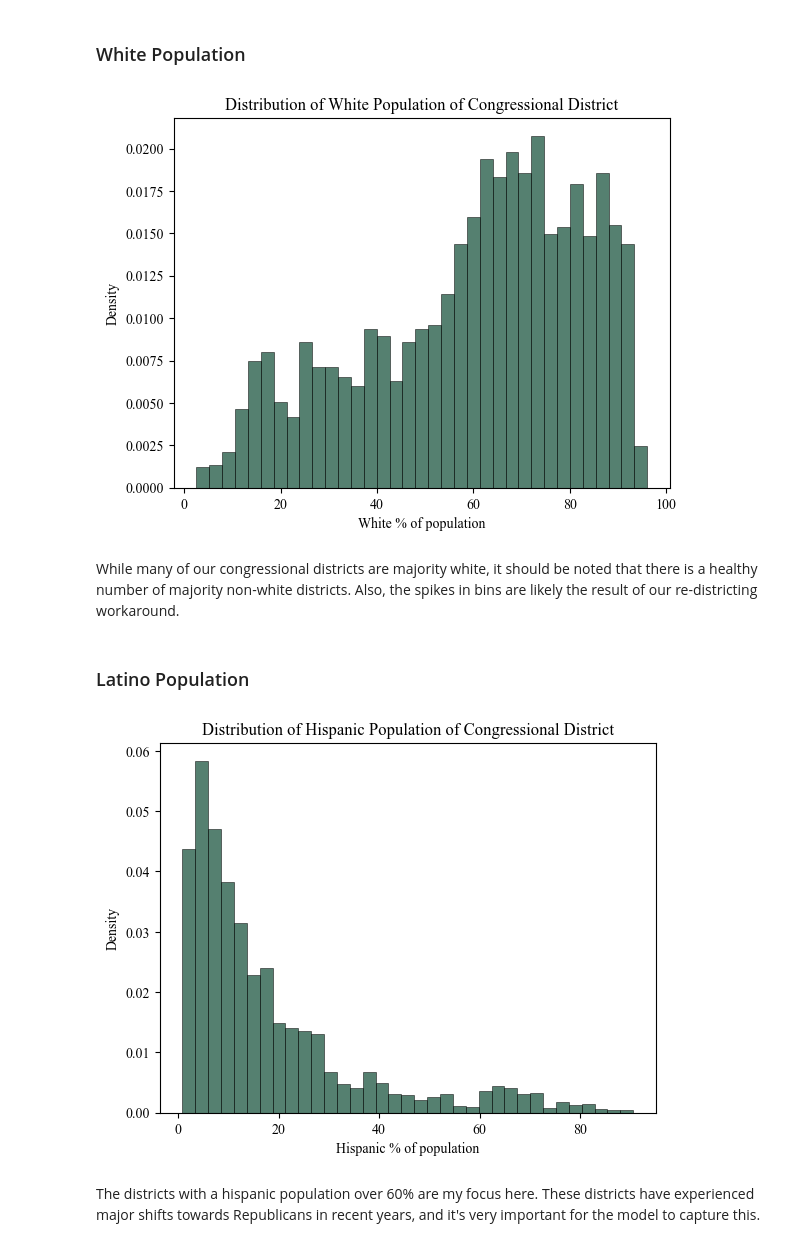
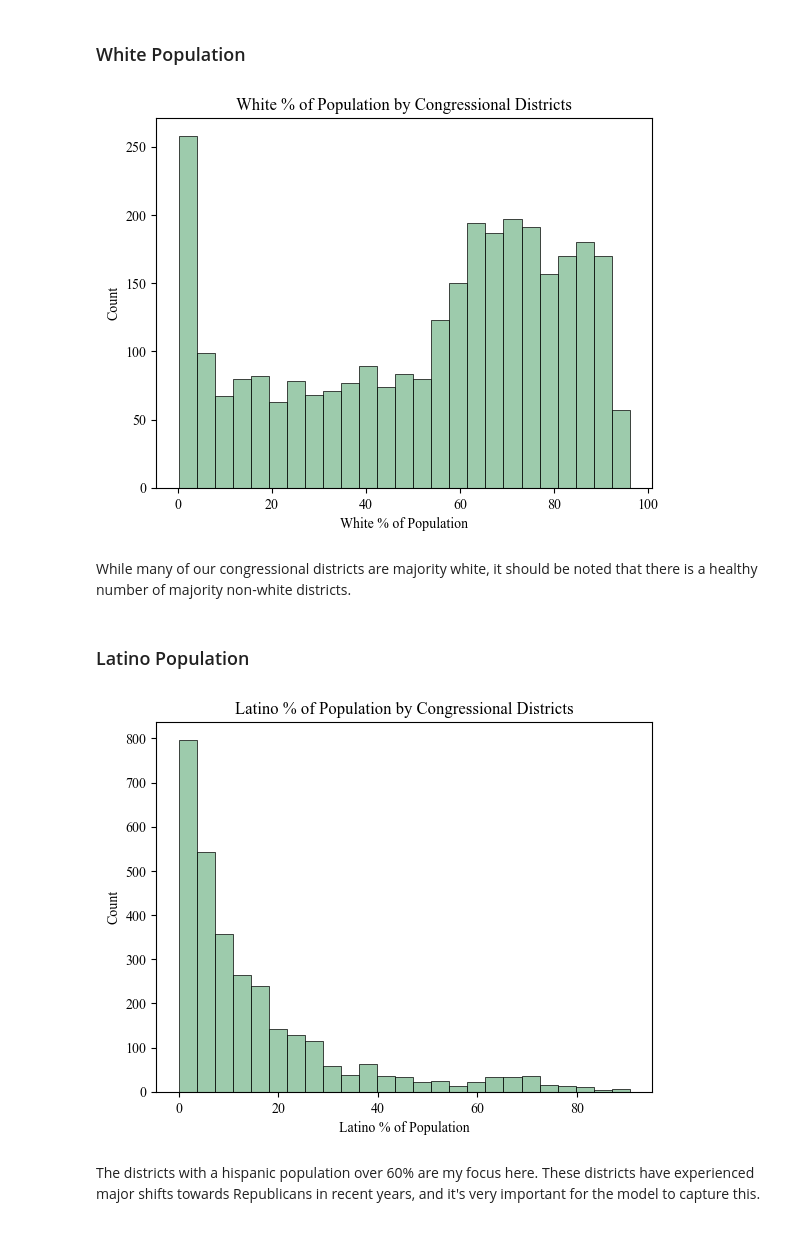
Before and after one commit to fcostell0/DS496Capstone, a Jupyter notebook: EDA/CensusRaceData.ipynb, the cells around one changed output. Drawn from its saved outputs; the diff is of its cells as text; code cells hidden in the pictures.

Commit message:
Finished race data EDA

```diff
--- a/EDA/CensusRaceData.ipynb
+++ b/EDA/CensusRaceData.ipynb
@@ -13,3 +16,6 @@ raceData = pd.read_csv('C:/Users/finco/Documents/GitHub/DS496Capstone/Processed
+# %%
+plt.rcParams['font.family'] = 'Times New Roman'
+sns.set_palette("crest")
 # %% [markdown]
 ### Summary Statistics
 # %%
@@ -45,25 +49,23 @@ Our age data is unimodal with a median around 38. It has a slight right skew, wi
 # %% [markdown]
 ### White Population
 # %%
-plt.hist(raceData['White'], bins=35, density=True, alpha = 0.7, color='#0D4B34', edgecolor = 'black', linewidth = 0.5)
-plt.title('Distribution of White Population of Congressional District')
-plt.xlabel('White % of population')
-plt.ylabel('Density')
+sns.histplot(data=raceData['White'], bins=25, linewidth = 0.5)
+plt.title('White % of Population by Congressional Districts')
+plt.xlabel('White % of Population')
 plt.show()
 # %% [output]
-[figure, old version]
+[figure, new version]
 # %% [markdown]
-While many of our congressional districts are majority white, it should be noted that there is a healthy number of majority non-white districts. Also, the spikes in bins are likely the result of our re-districting workaround.
+While many of our congressional districts are majority white, it should be noted that there is a healthy number of majority non-white districts.
 # %% [markdown]
 ### Latino Population
 # %%
-plt.hist(raceData['Hispanic'], bins=35, density=True, alpha = 0.7, color='#0D4B34', edgecolor = 'black', linewidth = 0.5)
-plt.title('Distribution of Hispanic Population of Congressional District')
-plt.xlabel('Hispanic % of population')
-plt.ylabel('Density')
+sns.histplot(data=raceData['Hispanic'], bins=25, linewidth = 0.5)
+plt.title('Latino % of Population by Congressional Districts')
+plt.xlabel('Latino % of Population')
 plt.show()
 # %% [output]
-[figure, old version]
+[figure, new version]
 # %% [markdown]
 The districts with a hispanic population over 60% are my focus here. These districts have experienced major shifts towards Republicans in recent years, and it's very important for the model to capture this.
 # %% [markdown]
```
Also changed, not shown: parts of 15 cells of this notebook.
